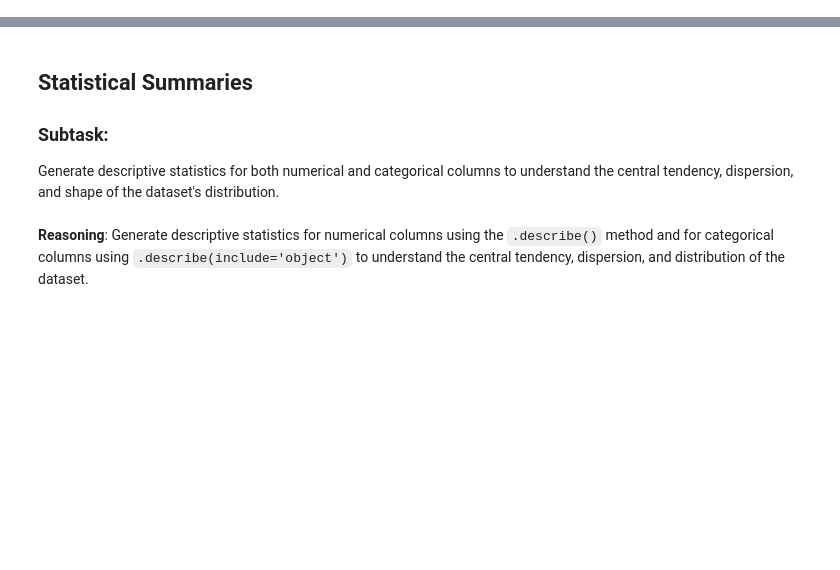
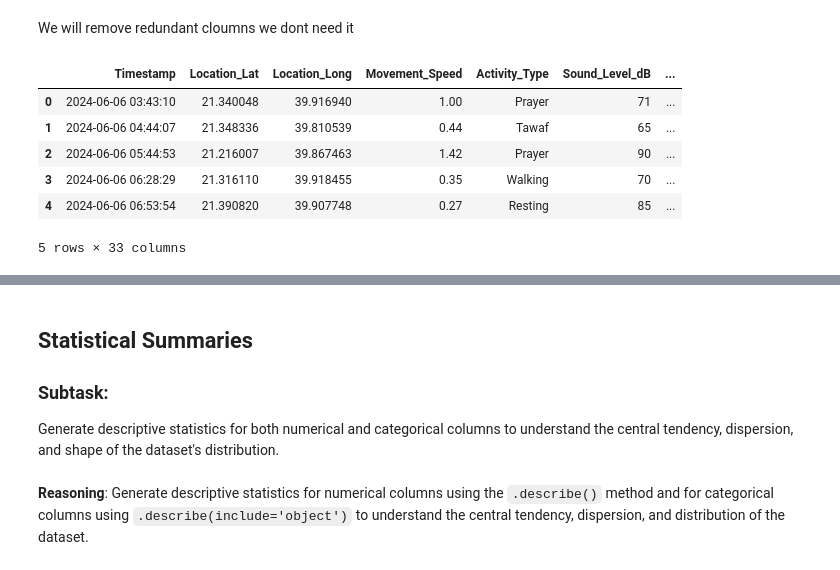
Before and after one commit to Renad110/IT362, a Jupyter notebook: Untitled2.ipynb, the cells around one changed output, grey strips where cells are left out. Drawn from its saved outputs; the diff is of its cells as text; code cells hidden in the pictures; blank space fills up the shorter version.

```diff
--- a/Untitled2.ipynb
+++ b/Untitled2.ipynb
@@ -2,0 +102,3 @@
+# %%
+constant_cols = [col for col in df.columns if df[col].nunique() <= 1]
+constant_cols
@@ -2,0 +107,2 @@
+# %%
+df = df.drop(columns=constant_cols)
@@ -2,0 +138,23 @@
+# %% [markdown]
+We will remove redundant cloumns we dont need it
+# %%
+# Drop redundant columns directly
+df = df.drop(columns=[
+    'Date_x','Date_y','Time','weather_dt',
+    'Month','Day','DayOfWeek',
+    'Weather_Conditions',
+    'Temperature_x'
+], errors='ignore')
+
+# Keep only one temperature column named "Temperature"
+df = df.rename(columns={'Temperature_y':'Temperature'})
+# %%
+df.head()
+# %% [output]
+|  | Timestamp | Location_Lat | Location_Long | Movement_Speed | Activity_Type | Sound_Level_dB | ... |
+| 0 | 2024-06-06 03:43:10 | 21.340048 | 39.916940 | 1.00 | Prayer | 71 | ... |
+| 1 | 2024-06-06 04:44:07 | 21.348336 | 39.810539 | 0.44 | Tawaf | 65 | ... |
+| 2 | 2024-06-06 05:44:53 | 21.216007 | 39.867463 | 1.42 | Prayer | 90 | ... |
+| 3 | 2024-06-06 06:28:29 | 21.316110 | 39.918455 | 0.35 | Walking | 70 | ... |
+| 4 | 2024-06-06 06:53:54 | 21.390820 | 39.907748 | 0.27 | Resting | 85 | ... |
+5 rows × 33 columns
```
Also changed, not shown: parts of 24 cells of this notebook.
